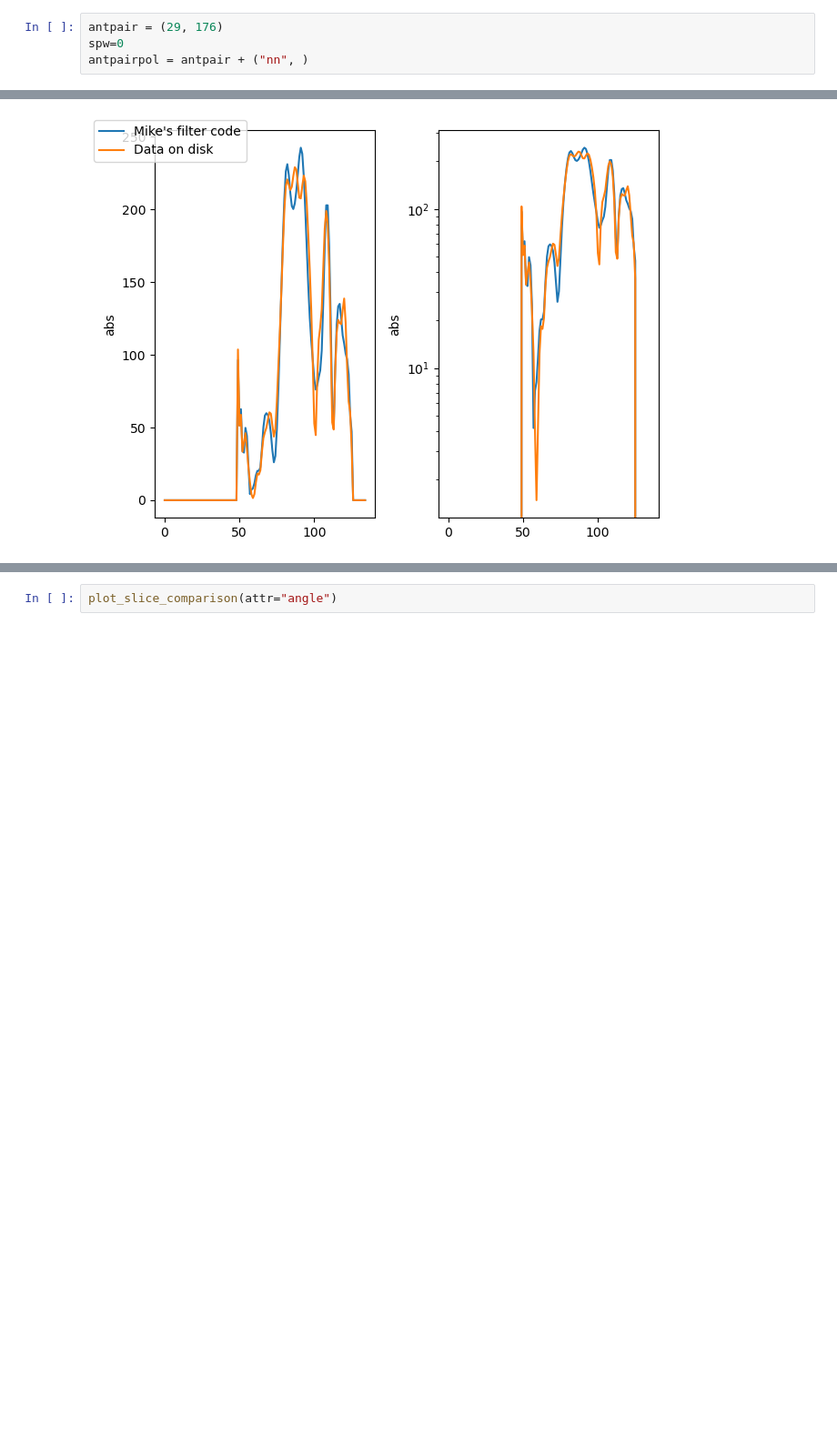
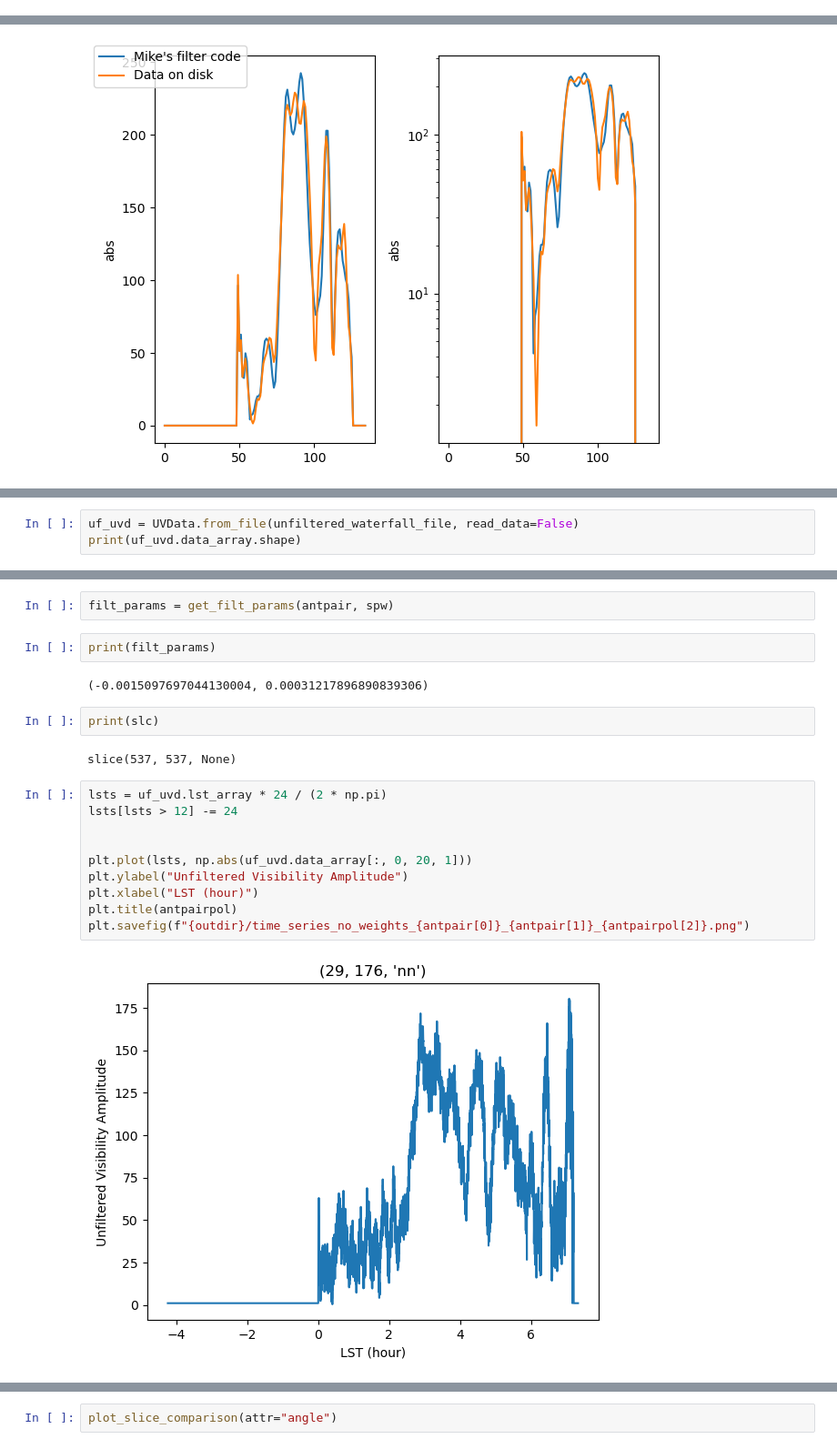
Before and after one commit to mwilensky768/HERA_FRF_cov, a Jupyter notebook: FRF_calc.ipynb, the cells around one changed output, grey strips where cells are left out. Shown at 91% size. Saved outputs shown, nothing was run; the diff lists cells and outputs as text; blank space fills up the shorter version.

```diff
--- a/FRF_calc.ipynb
+++ b/FRF_calc.ipynb
@@ -565,4 +688,0 @@ chunked_files = sorted(glob.glob(f"{dat_dir}/*sum*chunked.uvh5"))
-# %%
-antpair = (29, 176)
-spw=0
-antpairpol = antpair + ("nn", )
@@ -710,0 +734,3 @@ array([-131.92146489,  117.5713906 ,   -1.19153827])
+# %%
+uf_uvd = UVData.from_file(unfiltered_waterfall_file, read_data=False)
+print(uf_uvd.data_array.shape)
@@ -710,0 +754,22 @@ array([-131.92146489,  117.5713906 ,   -1.19153827])
+# %%
+filt_params = get_filt_params(antpair, spw)
+# %%
+print(filt_params)
+# %% [output]
+(-0.0015097697044130004, 0.00031217896890839306)
+# %%
+print(slc)
+# %% [output]
+slice(537, 537, None)
+# %%
+lsts = uf_uvd.lst_array * 24 / (2 * np.pi)
+lsts[lsts > 12] -= 24
+
+
+plt.plot(lsts, np.abs(uf_uvd.data_array[:, 0, 20, 1]))
+plt.ylabel("Unfiltered Visibility Amplitude")
+plt.xlabel("LST (hour)")
+plt.title(antpairpol)
+plt.savefig(f"{outdir}/time_series_no_weights_{antpair[0]}_{antpair[1]}_{antpairpol[2]}.png")
+# %% [output]
+[figure, added]
```
Also changed, not shown: parts of 34 cells of this notebook.
